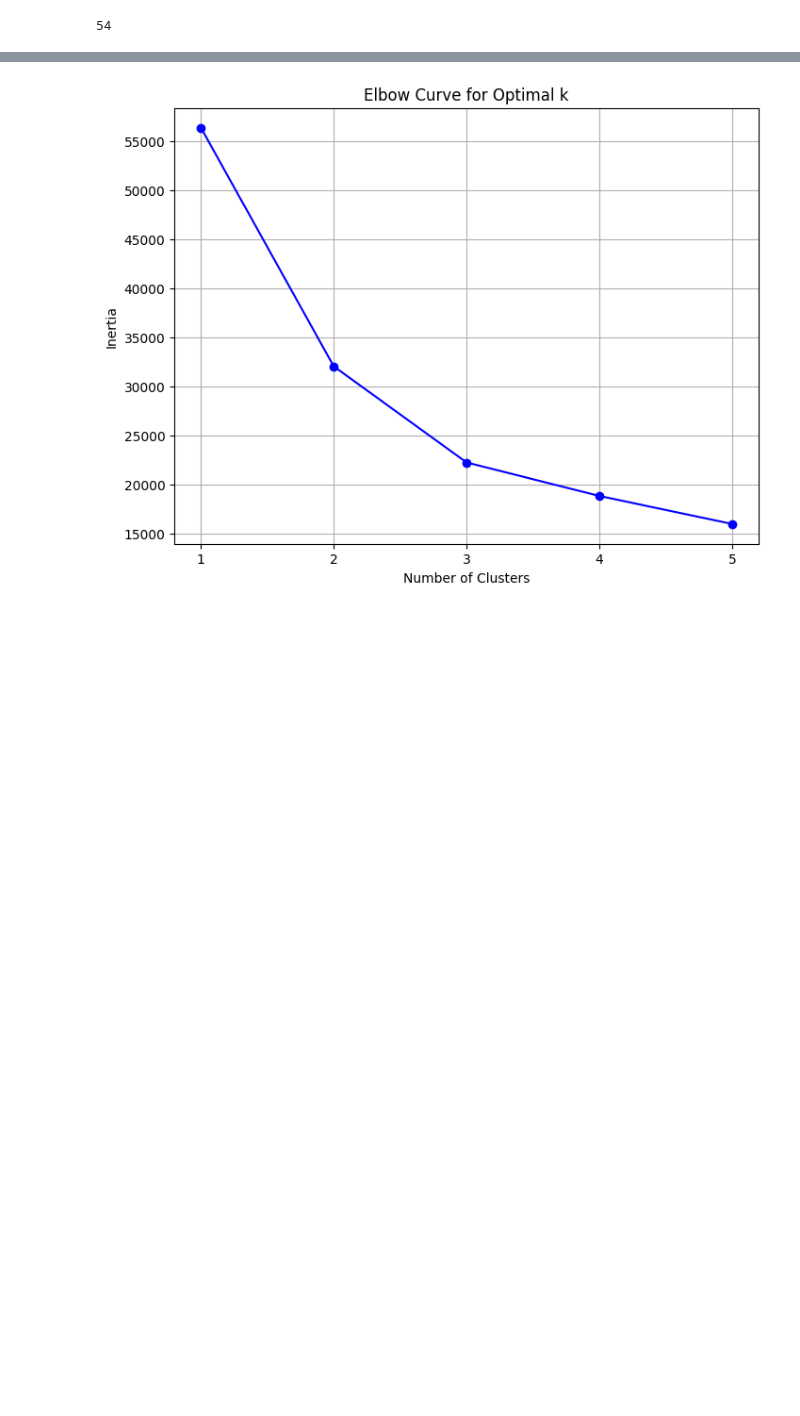
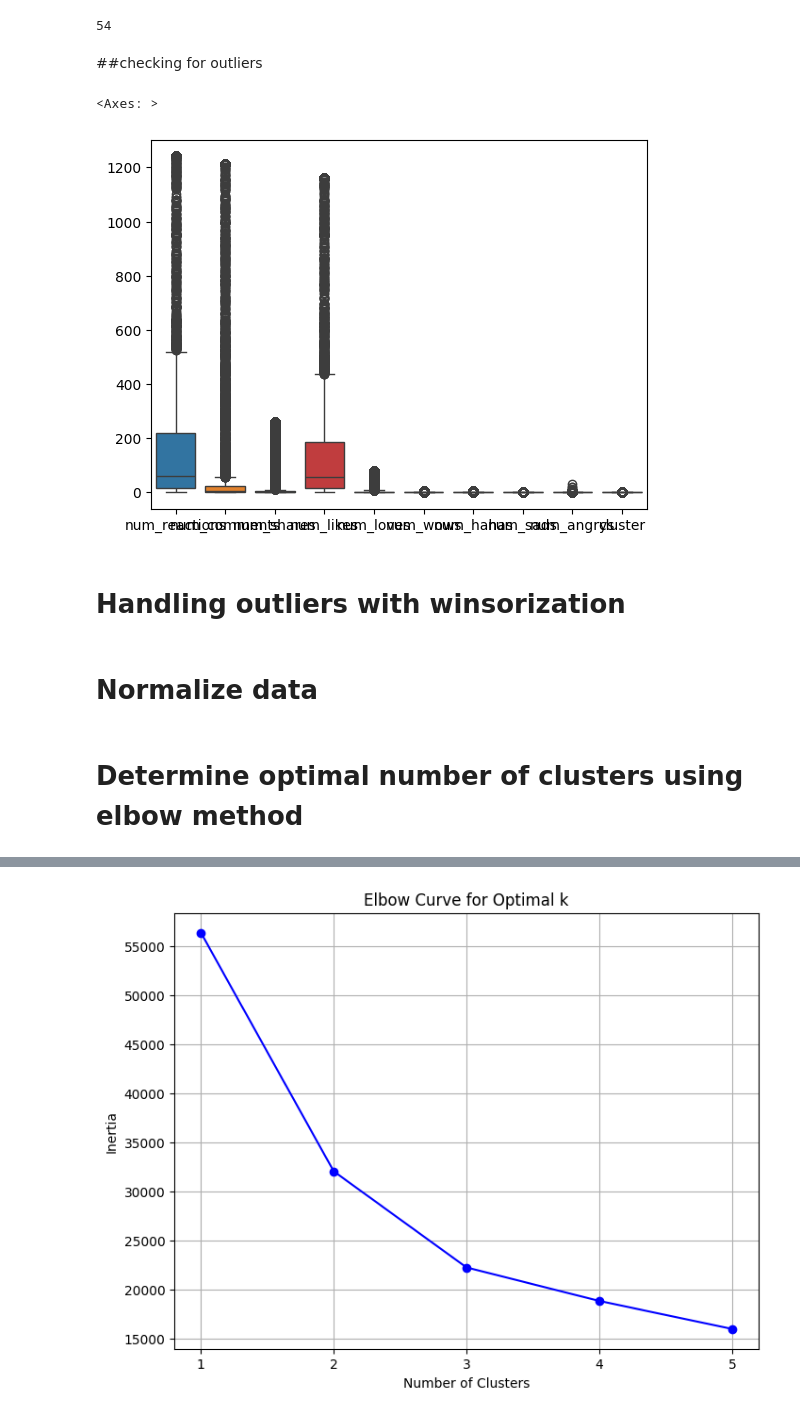
Before and after one commit to kent-debug/unsupervised-learning, a Jupyter notebook: social_media.ipynb, the cells around one changed output, grey strips where cells are left out. Drawn from its saved outputs; the diff is of its cells as text; code cells hidden in the pictures; blank space fills up the shorter version.

```diff
--- a/social_media.ipynb
+++ b/social_media.ipynb
@@ -138,4 +138,13 @@ r3_cleaned.duplicated().sum()
 # %%
 # Convert 'status_published' to datetime
 r3_cleaned['status_published'] = pd.to_datetime(r3_cleaned['status_published'])
+# %% [markdown]
+##checking for outliers
+# %%
+sns.boxplot(r3_cleaned)
+# %% [output]
+<Axes: >
+[figure, added]
+# %% [markdown]
+# Handling outliers with winsorization
 # %%
@@ -146,4 +155,6 @@ Q3 = r3_cleaned[continuous_vars].quantile(0.75)
 IQR = Q3 - Q1
 outliers_iqr = ((r3_cleaned[continuous_vars] < (Q1 - 1.5 * IQR)) | (r3_cleaned[continuous_vars] > (Q3 + 1.5 * IQR))).any(axis=1)
 r3_cleaned[continuous_vars] = r3_cleaned[continuous_vars].apply(lambda x: winsorize(x, limits=[0.05, 0.05]))
+# %% [markdown]
+# Normalize data
 # %%
@@ -151,3 +162,5 @@ r3_cleaned[continuous_vars] = r3_cleaned[continuous_vars].apply(lambda x: winsor
 scaler = StandardScaler()
 r3_scaled = scaler.fit_transform(r3_cleaned[continuous_vars])
+# %% [markdown]
+# Determine optimal number of clusters using elbow method
 # %%
```
Also changed, not shown: parts of 14 cells of this notebook.
